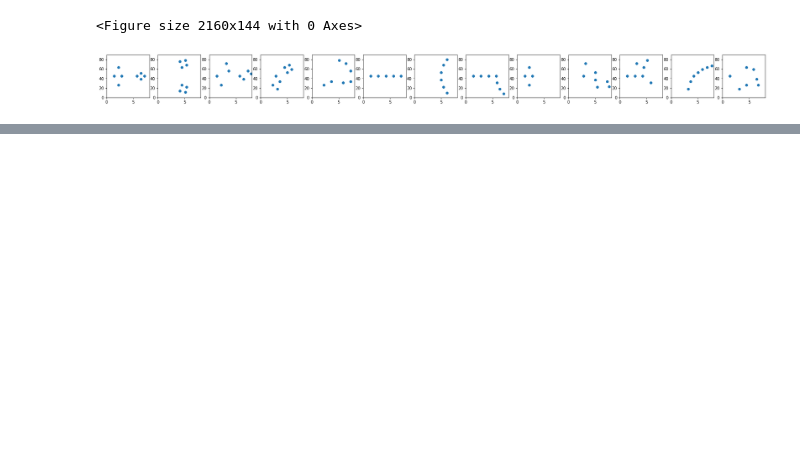
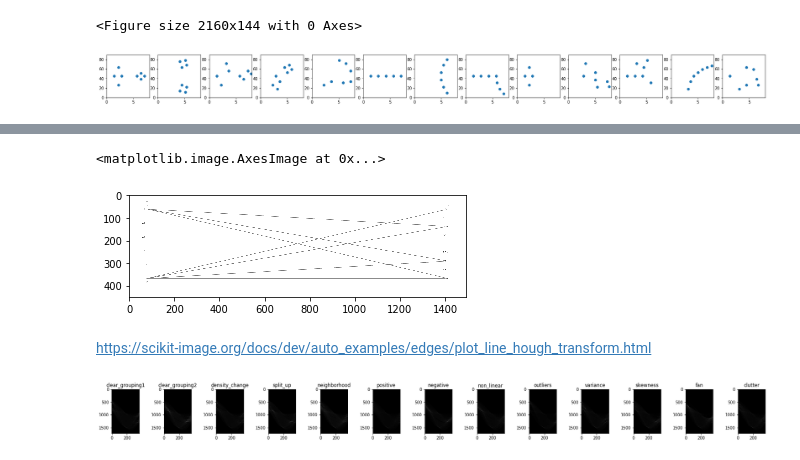
Before and after one commit to tyagi-iiitv/PC-Expo, a Jupyter notebook: misc/theta_row_space_analysis.ipynb, the cells around one changed output, grey strips where cells are left out. Drawn from its saved outputs; the diff is of its cells as text; code cells hidden in the pictures; blank space fills up the shorter version.

```diff
--- a/misc/theta_row_space_analysis.ipynb
+++ b/misc/theta_row_space_analysis.ipynb
@@ -85,0 +123,6 @@ def getThetaPhi(x1,y1,x2,y2):
+# %%
+image = rgb2gray(image)
+io.imshow(image)
+# %% [output]
+<matplotlib.image.AxesImage at 0x...>
+[figure, added]
@@ -85,0 +132,2 @@ def getThetaPhi(x1,y1,x2,y2):
+# %% [markdown]
+https://scikit-image.org/docs/dev/auto_examples/edges/plot_line_hough_transform.html
@@ -85,0 +140,22 @@ def getThetaPhi(x1,y1,x2,y2):
+# %%
+fig, axes = plt.subplots(1, 13)
+ax = axes.ravel()
+
+for i, names in enumerate(chart_names):
+    image = io.imread(names+'pcp.png')
+    image = rgb2gray(image)
+    image = canny(image)
+    tested_angles = np.linspace(-np.pi / 2, np.pi / 2, 360, endpoint=False)
+    h, theta, d = hough_line(image, theta=tested_angles)
+    angle_step = 0.5 * np.diff(theta).mean()
+    d_step = 0.5 * np.diff(d).mean()
+    bounds = [np.rad2deg(theta[0] - angle_step),
+              np.rad2deg(theta[-1] + angle_step),
+              d[-1] + d_step, d[0] - d_step]
+#     ax[i].imshow(np.log(1+h), aspect=0.5/1.5, cmap=cm.gray)
+    ax[i].imshow(h, aspect=0.5/1.5, cmap=cm.gray)
+    ax[i].set_title(names)
+#     ax[i].imshow(edges)
+#     ax[i].set_title(names)
+# %% [output]
+[figure, added]
```
Also changed, not shown: parts of 13 cells of this notebook, 22 other files.
